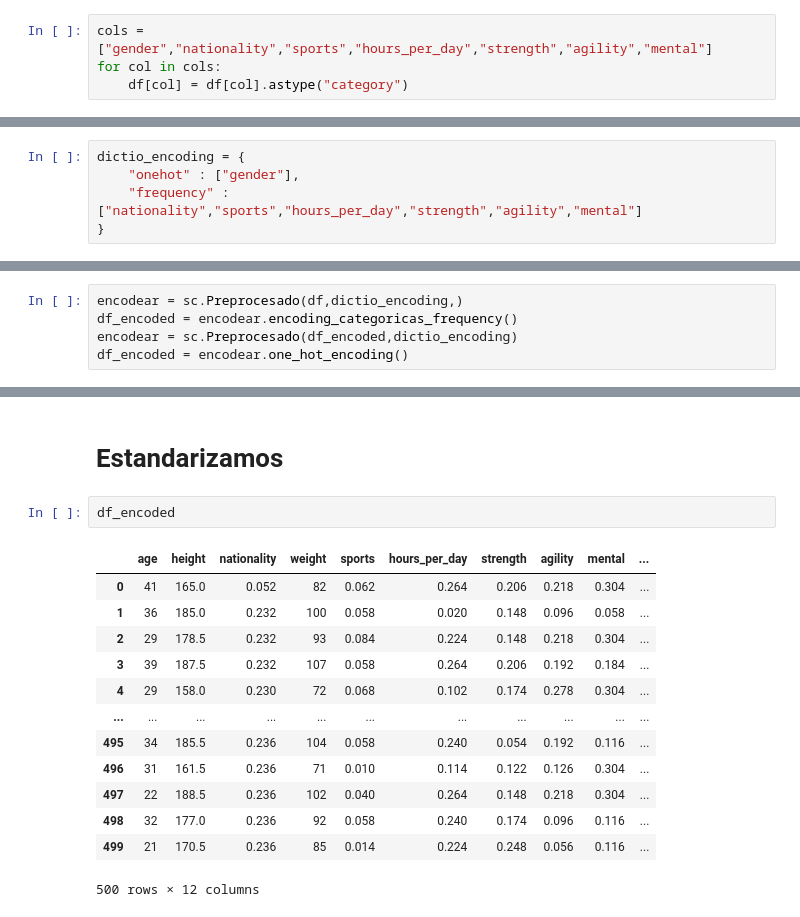
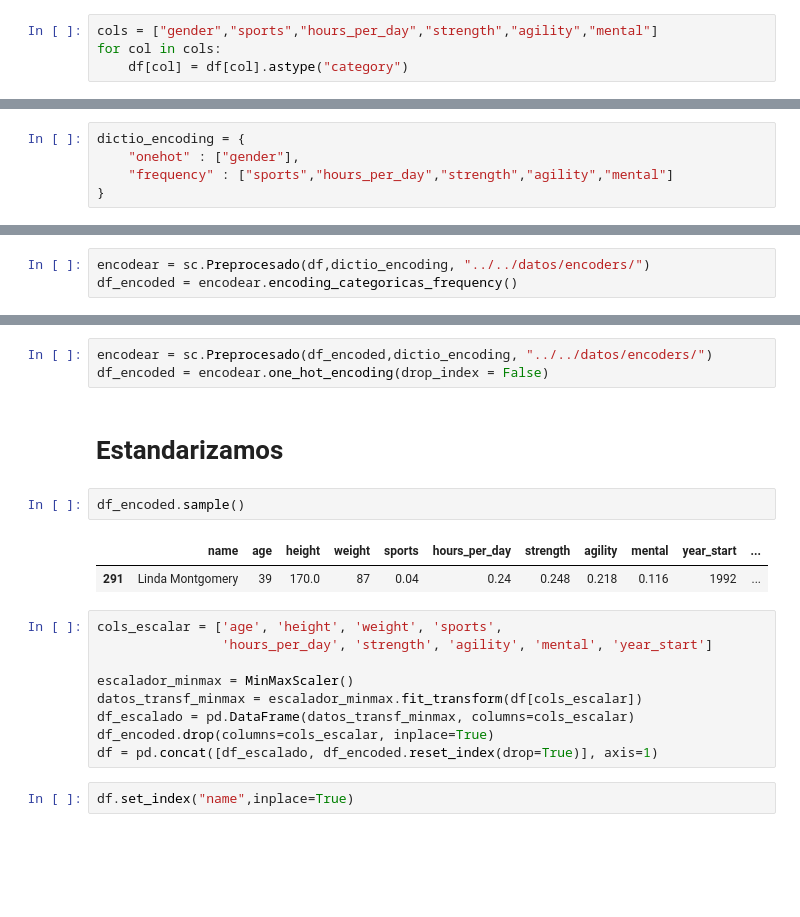
Before and after one commit to apelsito/laboratorio-modulo9-clustering, a Jupyter notebook: jupyter/Modelo 3/laboratorio-clustering.ipynb, the cells around one changed output, grey strips where cells are left out. Cells and saved outputs as stored; diff of their text form; blank space fills up the shorter version.

```diff
--- a/jupyter/laboratorio-clustering.ipynb
+++ b/jupyter/Modelo 3/laboratorio-clustering.ipynb
@@ -285,7 +289,7 @@ Son las siguientes:
 - mental
 - federation
 # %%
-cols = ["gender","nationality","sports","hours_per_day","strength","agility","mental"]
+cols = ["gender","sports","hours_per_day","strength","agility","mental"]
 for col in cols:
     df[col] = df[col].astype("category")
 # %%
@@ -314,5 +317,5 @@ memory usage: 42.3+ KB
 # %%
 dictio_encoding = {
     "onehot" : ["gender"],
-    "frequency" : ["nationality","sports","hours_per_day","strength","agility","mental"]
+    "frequency" : ["sports","hours_per_day","strength","agility","mental"]
 }
@@ -319,5 +324,3 @@ dictio_encoding = {
 # %%
-encodear = sc.Preprocesado(df,dictio_encoding,)
+encodear = sc.Preprocesado(df,dictio_encoding, "../../datos/encoders/")
 df_encoded = encodear.encoding_categoricas_frequency()
-encodear = sc.Preprocesado(df_encoded,dictio_encoding)
-df_encoded = encodear.one_hot_encoding()
@@ -324,18 +329,21 @@ df_encoded = encodear.one_hot_encoding()
+# %%
+encodear = sc.Preprocesado(df_encoded,dictio_encoding, "../../datos/encoders/")
+df_encoded = encodear.one_hot_encoding(drop_index = False)
 # %% [markdown]
 # Estandarizamos
 # %%
-df_encoded
+df_encoded.sample()
 # %% [output]
-|  | age | height | nationality | weight | sports | hours_per_day | strength | agility | mental | ... |
-| 0 | 41 | 165.0 | 0.052 | 82 | 0.062 | 0.264 | 0.206 | 0.218 | 0.304 | ... |
-| 1 | 36 | 185.0 | 0.232 | 100 | 0.058 | 0.020 | 0.148 | 0.096 | 0.058 | ... |
-| 2 | 29 | 178.5 | 0.232 | 93 | 0.084 | 0.224 | 0.148 | 0.218 | 0.304 | ... |
-| 3 | 39 | 187.5 | 0.232 | 107 | 0.058 | 0.264 | 0.206 | 0.192 | 0.184 | ... |
-| 4 | 29 | 158.0 | 0.230 | 72 | 0.068 | 0.102 | 0.174 | 0.278 | 0.304 | ... |
-| ... | ... | ... | ... | ... | ... | ... | ... | ... | ... | ... |
-| 495 | 34 | 185.5 | 0.236 | 104 | 0.058 | 0.240 | 0.054 | 0.192 | 0.116 | ... |
-| 496 | 31 | 161.5 | 0.236 | 71 | 0.010 | 0.114 | 0.122 | 0.126 | 0.304 | ... |
-| 497 | 22 | 188.5 | 0.236 | 102 | 0.040 | 0.264 | 0.148 | 0.218 | 0.304 | ... |
-| 498 | 32 | 177.0 | 0.236 | 92 | 0.058 | 0.240 | 0.174 | 0.096 | 0.116 | ... |
-| 499 | 21 | 170.5 | 0.236 | 85 | 0.014 | 0.224 | 0.248 | 0.056 | 0.116 | ... |
+|  | name | age | height | weight | sports | hours_per_day | strength | agility | mental | year_start | ... |
+| 291 | Linda Montgomery | 39 | 170.0 | 87 | 0.04 | 0.24 | 0.248 | 0.218 | 0.116 | 1992 | ... |
-500 rows × 12 columns
+# %%
+cols_escalar = ['age', 'height', 'weight', 'sports',
+                'hours_per_day', 'strength', 'agility', 'mental', 'year_start']
+
+escalador_minmax = MinMaxScaler()
+datos_transf_minmax = escalador_minmax.fit_transform(df[cols_escalar])
+df_escalado = pd.DataFrame(datos_transf_minmax, columns=cols_escalar)
+df_encoded.drop(columns=cols_escalar, inplace=True)
+df = pd.concat([df_escalado, df_encoded.reset_index(drop=True)], axis=1)
+# %%
+df.set_index("name",inplace=True)
```
Also changed, not shown: parts of 17 cells of this notebook, 8 other files.
